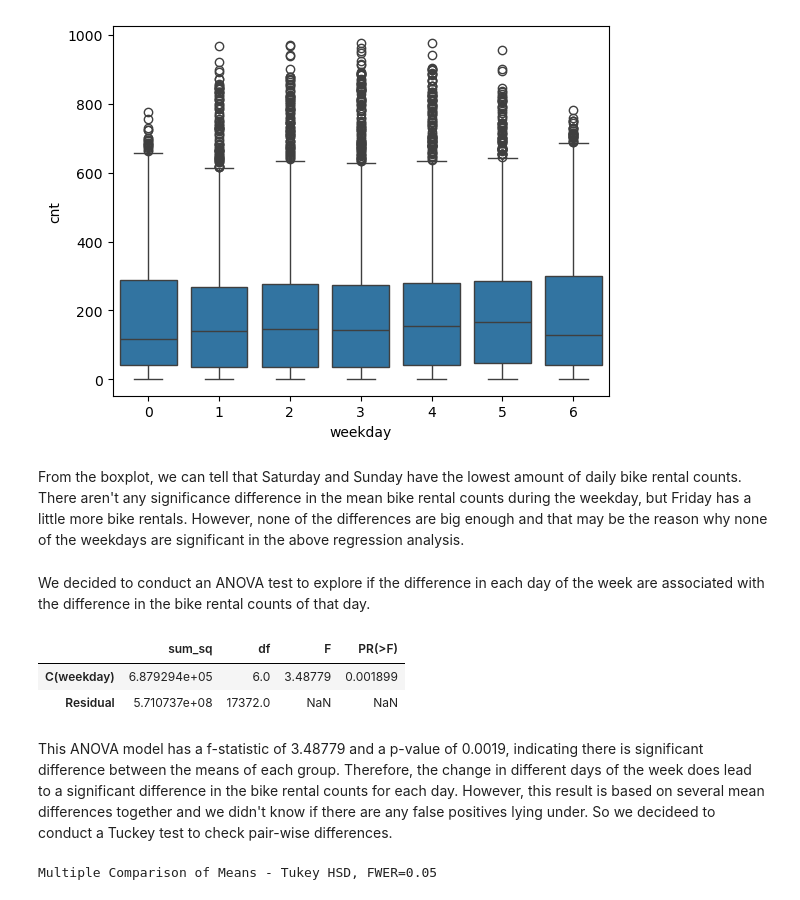
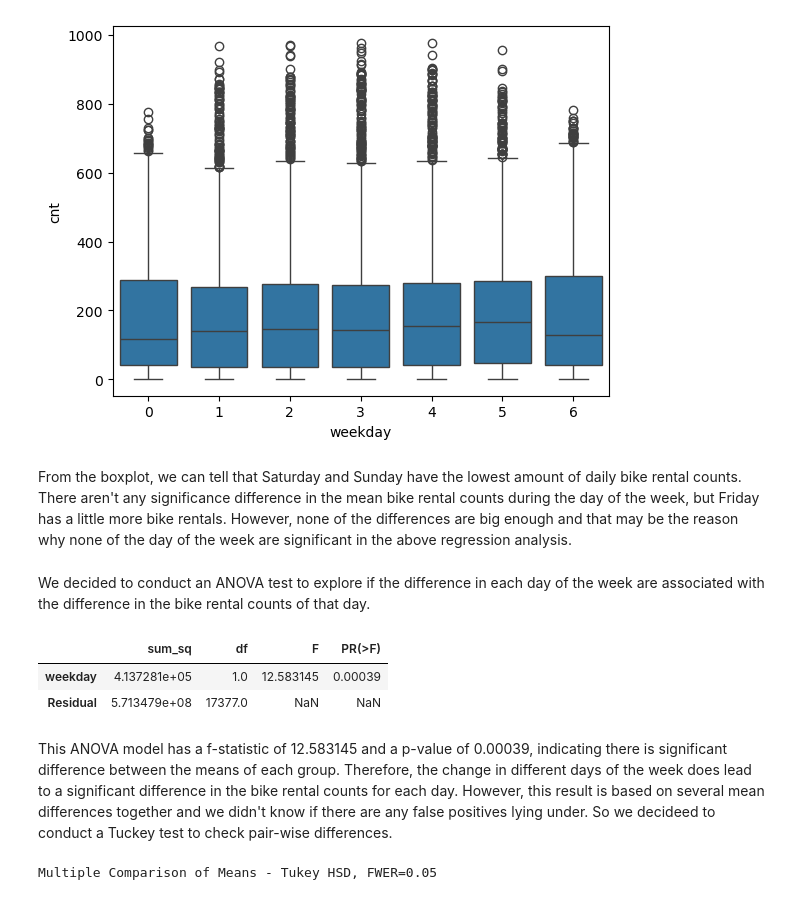
Before and after one commit to victorialiu7/info2950-final-proj, a Jupyter notebook: Info2950 Phase 4.ipynb, the cells around one changed output. Cells and saved outputs as stored; diff of their text form; code cells hidden in the pictures.

Commit message:
fixes statement analysis 2

```diff
--- a/Info2950 Phase 4.ipynb
+++ b/Info2950 Phase 4.ipynb
@@ -338,20 +331,20 @@ sns.boxplot(data=data, x='weekday', y='cnt')
 <Axes: xlabel='weekday', ylabel='cnt'>
 [figure]
 # %% [markdown]
-From the boxplot, we can tell that Saturday and Sunday have the lowest amount of daily bike rental counts. There aren't any significance difference in the mean bike rental counts during the weekday, but Friday has a little more bike rentals. However, none of the differences are big enough and that may be the reason why none of the weekdays are significant in the above regression analysis.
+From the boxplot, we can tell that Saturday and Sunday have the lowest amount of daily bike rental counts. There aren't any significance difference in the mean bike rental counts during the day of the week, but Friday has a little more bike rentals. However, none of the differences are big enough and that may be the reason why none of the day of the week are significant in the above regression analysis.
 # %% [markdown]
 We decided to conduct an ANOVA test to explore if the difference in each day of the week are associated with the difference in the bike rental counts of that day.
 # %%
-# ANOVA TEST for weekday
-model = ols('cnt ~ C(weekday)', data = data).fit()
+# ANOVA TEST for day of the week (weekday)
+model = ols('cnt ~ weekday', data = data).fit()
 anova_table = sm.stats.anova_lm(model, typ=2)
 anova_table
 # %% [output]
 |  | sum_sq | df | F | PR(>F) |
-| C(weekday) | 6.879294e+05 | 6.0 | 3.48779 | 0.001899 |
-| Residual | 5.710737e+08 | 17372.0 | NaN | NaN |
+| weekday | 4.137281e+05 | 1.0 | 12.583145 | 0.00039 |
+| Residual | 5.713479e+08 | 17377.0 | NaN | NaN |
 # %% [markdown]
-This ANOVA model has a f-statistic of 3.48779 and a p-value of 0.0019, indicating there is significant difference between the means of each group. Therefore, the change in different days of the week does lead to a significant difference in the bike rental counts for each day. However, this result is based on several mean differences together and we didn't know if there are any false positives lying under. So we decideed to conduct a Tuckey test to check pair-wise differences.
+This ANOVA model has a f-statistic of 12.583145 and a p-value of 0.00039, indicating there is significant difference between the means of each group. Therefore, the change in different days of the week does lead to a significant difference in the bike rental counts for each day. However, this result is based on several mean differences together and we didn't know if there are any false positives lying under. So we decideed to conduct a Tuckey test to check pair-wise differences.
 # %%
 # Conduct a Tukey Test to check for pair-wise comparisons
 tukey = pairwise_tukeyhsd(endog=data['cnt'],
```
Also changed, not shown: parts of 22 cells of this notebook.
